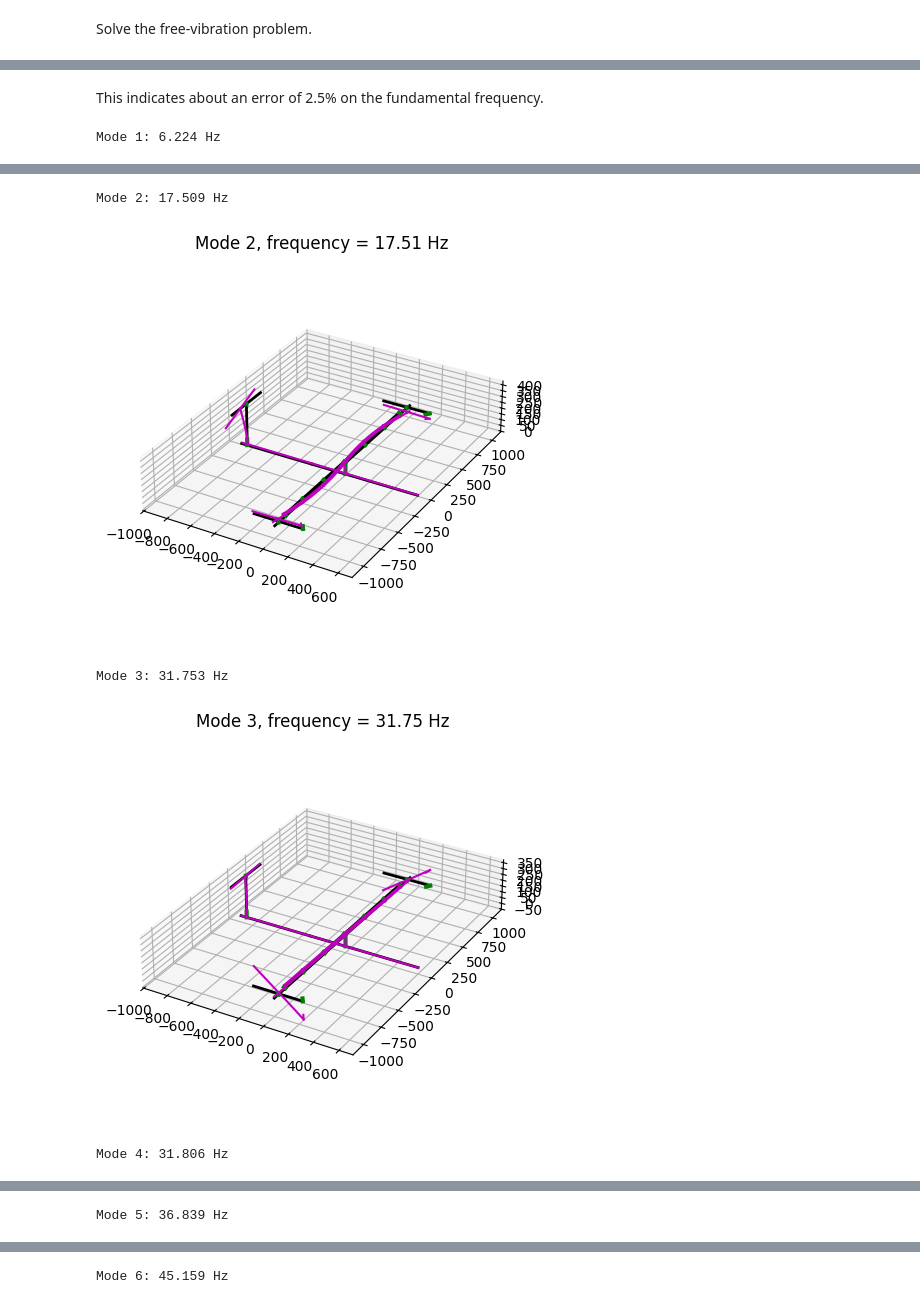
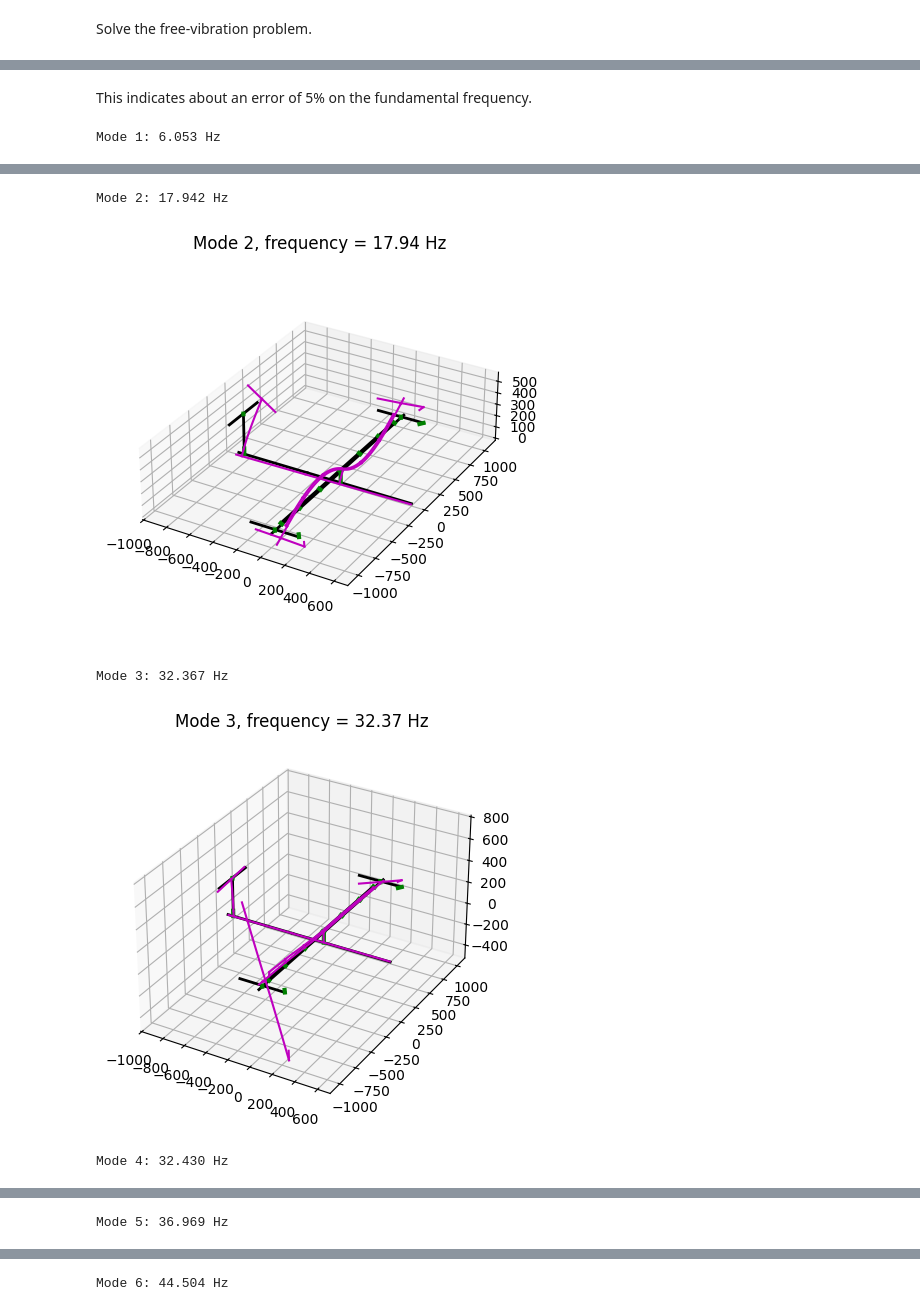
Before and after one commit to PetrKryslUCSD/pystran, a Jupyter notebook: tutorials/19_garteur_air_frame_vibration_ref_tut.ipynb, the cells around one changed output, grey strips where cells are left out. Cells and saved outputs as stored; diff of their text form; code cells hidden in the pictures.

```diff
--- a/tutorials/19_garteur_air_frame_vibration_ref_tut.ipynb
+++ b/tutorials/19_garteur_air_frame_vibration_ref_tut.ipynb
@@ -70,7 +68,7 @@ in the original finite element simulations.
 # %%
 E = 72000.0
 G = E / (2 * (1 + 0.3))
-rho = 2.7e-9 * 1.06
+rho = 2.7e-9
 # %% [markdown]
 The cross section properties are given in SI units (mm).
 # %% [markdown]
@@ -126,2 +132,3 @@ The offset beams are connected through rigid links.
 # %%
-srig = section.rigid_link_section("sr", Gamma=E * 100**3 * 10 / 50 * 10 * eye(6))
+srig = section.rigid_link_section("sr", Gamma=diag([E * 100 * 10, E * 100 * 10, E * 100 * 10, E * 100 * 10**3 / 12, E * 100 * 10**3 / 12, E * 100 * 10**3 / 12]))
+print(srig)
@@ -543,5 +557,5 @@ Lastly, we need to equip the model with the support: the airframe is suspended o
 # %%
-bungee_stiffness = 44 * 9.81 / 15 / 2
+bungee_stiffness = (2 * pi * 2.3)**2 * 44 / 1000 / 2
 # %% [markdown]
 Therefore, we can now create a uniaxial spring section, acting in the vertical (z) direction.
 # %%
@@ -592,13 +606,13 @@ In particular, our model predicts 6.22 Hz which should be compared with the 6.38
 # %% [markdown]
-This indicates about an error of 2.5% on the fundamental frequency.
+This indicates about an error of 5% on the fundamental frequency.
 # %%
 for mode in range(6, 14):
     print(f"Mode {mode+1-6}: {m['frequencies'][mode]:.3f} Hz")
     ax = plots.setup(m)
     plots.plot_members(m)
     model.set_solution(m, m["eigvecs"][:, mode])
-    plots.plot_deformations(m, 5.0)
+    plots.plot_deformations(m, 15.0)
     ax.set_title(f"Mode {mode+1-6}, frequency = {m['frequencies'][mode]:.2f} Hz")
     plots.show(m)
 # %% [output]
-Mode 1: 6.224 Hz
+Mode 1: 6.053 Hz
@@ -606,5 +620,5 @@ Mode 1: 6.224 Hz
-Mode 2: 17.509 Hz
+Mode 2: 17.942 Hz
-[figure, old version]
+[figure, new version]
-Mode 3: 31.753 Hz
+Mode 3: 32.367 Hz
-[figure, old version]
+[figure, new version]
-Mode 4: 31.806 Hz
+Mode 4: 32.430 Hz
@@ -612 +626 @@ Mode 4: 31.806 Hz
-Mode 5: 36.839 Hz
+Mode 5: 36.969 Hz
@@ -614 +628 @@ Mode 5: 36.839 Hz
-Mode 6: 45.159 Hz
+Mode 6: 44.504 Hz
```
Also changed, not shown: parts of 33 cells of this notebook.
